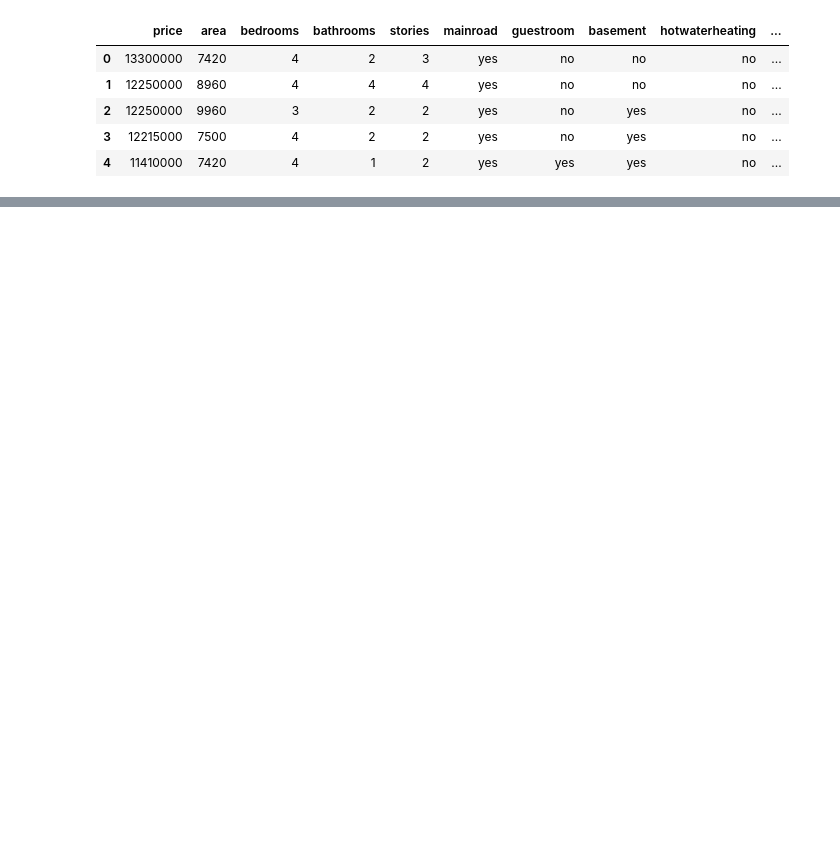
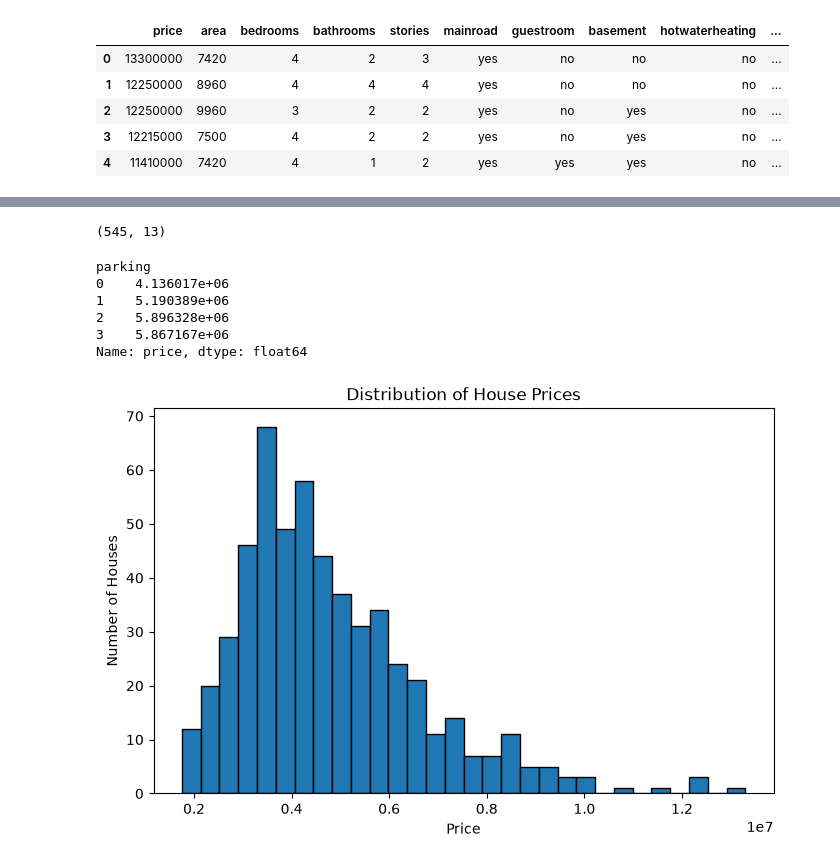
Before and after one commit to Ahsan-Umair/Housing-Price-Predictor, a Jupyter notebook: House-Price-Predictor.ipynb, the cells around one changed output, grey strips where cells are left out. Drawn from its saved outputs; the diff is of its cells as text; code cells hidden in the pictures; blank space fills up the shorter version.

```diff
--- a/House-Price-Predictor.ipynb
+++ b/House-Price-Predictor.ipynb
@@ -14,0 +50,22 @@ df.head()
+# %%
+df.shape
+# %% [output]
+(545, 13)
+# %%
+df.groupby('parking')['price'].mean()
+# %% [output]
+parking
+0    4.136017e+06
+1    5.190389e+06
+2    5.896328e+06
+3    5.867167e+06
+Name: price, dtype: float64
+# %%
+plt.figure(figsize=(8,5))
+plt.hist(df['price'], bins=30, edgecolor='black')
+plt.title('Distribution of House Prices')
+plt.xlabel('Price')
+plt.ylabel('Number of Houses')
+plt.show()
+# %% [output]
+[figure, added]
```
Also changed, not shown: parts of 34 cells of this notebook, 2 other files.
